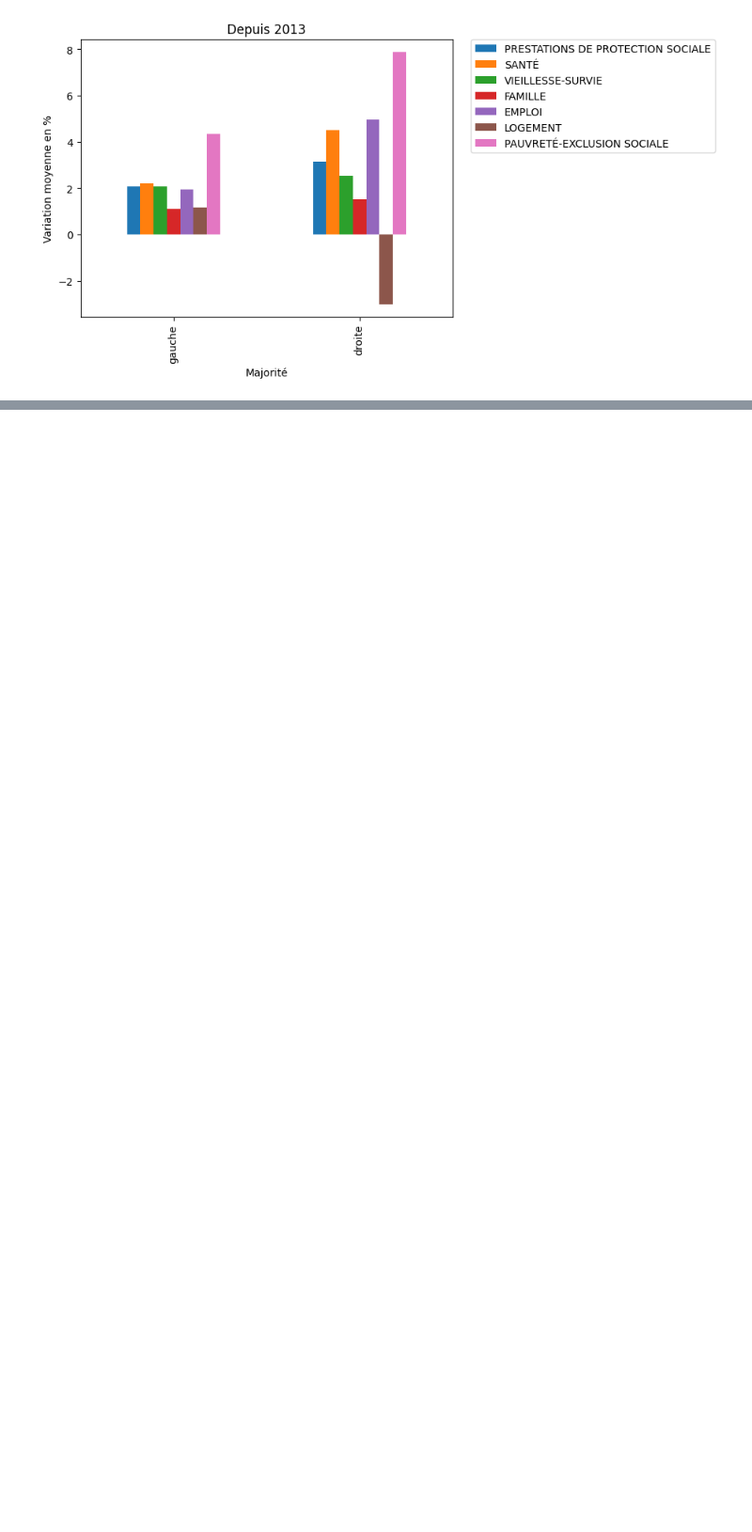
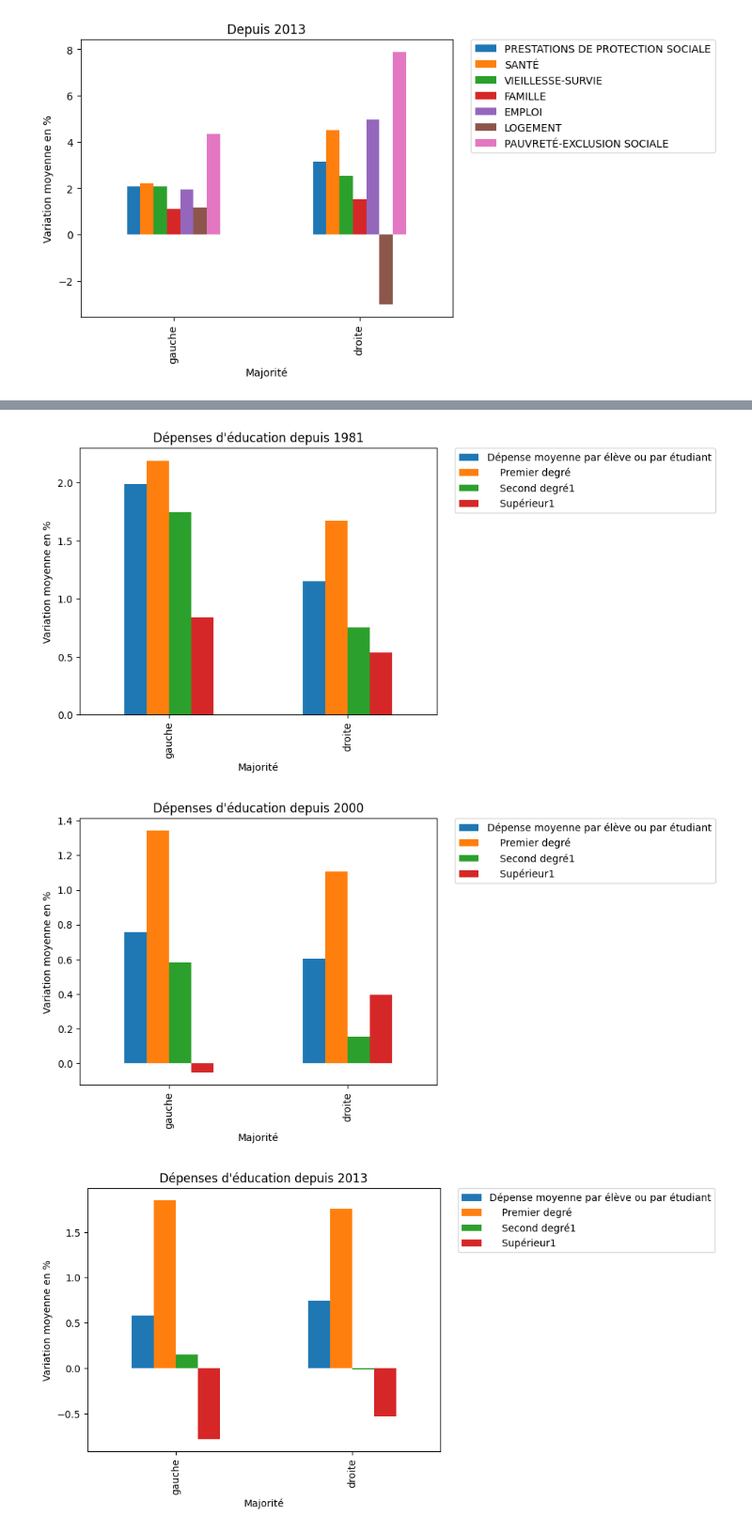
Before and after one commit to msmerlak/france, a Jupyter notebook: notebooks/prestations-sociales.ipynb, the cells around one changed output, grey strips where cells are left out. Shown: that part at 94% size. Saved outputs shown, nothing was run; the diff lists cells and outputs as text; code cells hidden in the pictures; blank space fills up the shorter version.

```diff
--- a/notebooks/prestations-sociales.ipynb
+++ b/notebooks/prestations-sociales.ipynb
@@ -143,0 +150,16 @@ Text(0.5, 1.0, 'Depuis 2013')
+# %%
+educ.pct = educ.pct_change()
+educ.pct["Majorité"] = educ.pct.index.year.map(majorite)
+for depuis in ["1981", "2000", "2013"]:
+
+    educ.pct.loc[depuis:].groupby("Majorité").mean().loc[["gauche", "droite"]].mul(
+        100
+    ).plot.bar()
+    plt.ylabel("Variation moyenne en %")
+    plt.legend(bbox_to_anchor=(1.05, 1), loc="upper left", borderaxespad=0.0)
+    plt.title(f"Dépenses d'éducation depuis {depuis}")
+    plt.show()
+# %% [output]
+[figure, added]
+[figure, added]
+[figure, added]
```
Also changed, not shown: parts of 8 cells of this notebook, 1 other file.
